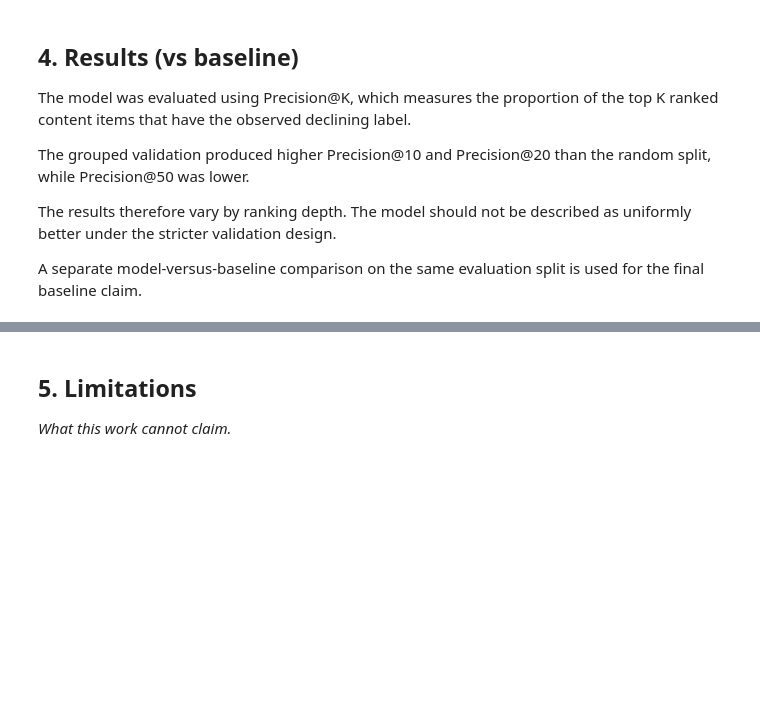
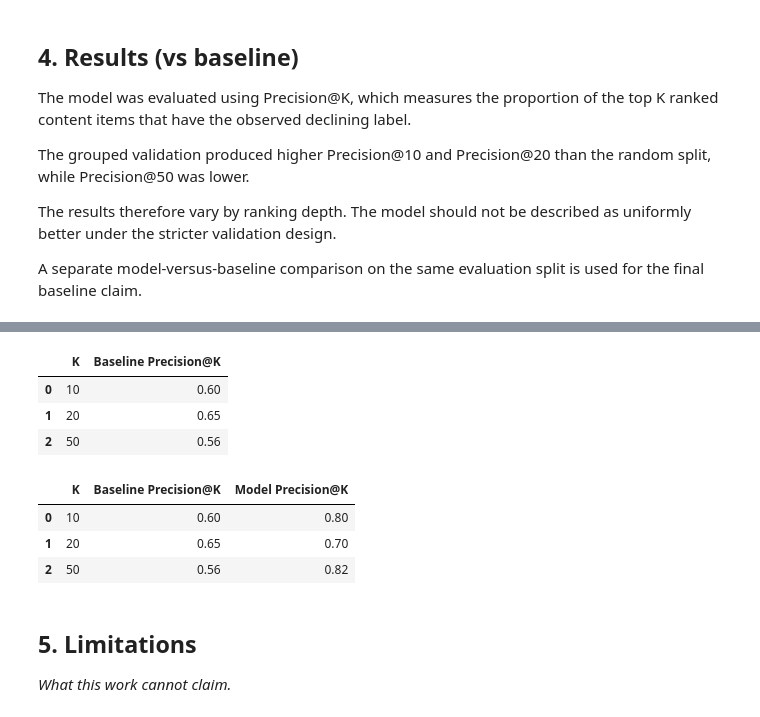
Before and after one commit to Sumit07-git/flyrank-ml-internship, a Jupyter notebook: work/notebooks/capstone.ipynb, the cells around one changed output, grey strips where cells are left out. Saved outputs shown, nothing was run; the diff lists cells and outputs as text; code cells hidden in the pictures; blank space fills up the shorter version.

```diff
--- a/work/notebooks/capstone.ipynb
+++ b/work/notebooks/capstone.ipynb
@@ -263,3 +322,40 @@ display(validation_results)
+# %%
+baseline_results = []
+
+for k in [10, 20, 50]:
+
+    top_k = test.head(k)
+
+    precision = top_k["is_declining"].mean()
+
+    baseline_results.append({
+        "K": k,
+        "Baseline Precision@K": precision
+    })
+
+baseline_results_df = pd.DataFrame(baseline_results)
+
+display(baseline_results_df)
+# %% [output]
+|  | K | Baseline Precision@K |
+| 0 | 10 | 0.60 |
+| 1 | 20 | 0.65 |
+| 2 | 50 | 0.56 |
+# %%
+comparison = pd.DataFrame({
+    "K": [10, 20, 50],
+    "Baseline Precision@K": baseline_results_df[
+        "Baseline Precision@K"
+    ].values,
+    "Model Precision@K": [0.80, 0.70, 0.82]
+})
+
+display(comparison)
+# %% [output]
+|  | K | Baseline Precision@K | Model Precision@K |
+| 0 | 10 | 0.60 | 0.80 |
+| 1 | 20 | 0.65 | 0.70 |
+| 2 | 50 | 0.56 | 0.82 |
 # %% [markdown]
 ## 5. Limitations
 
```
Also changed, not shown: parts of 4 cells of this notebook.
